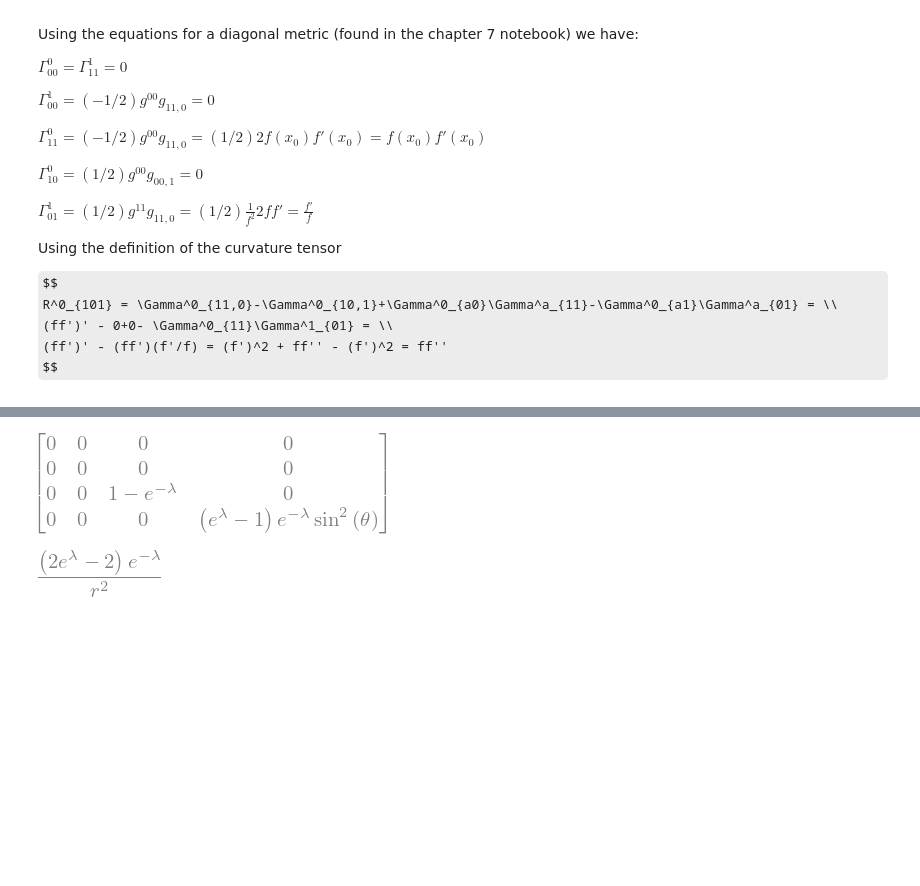
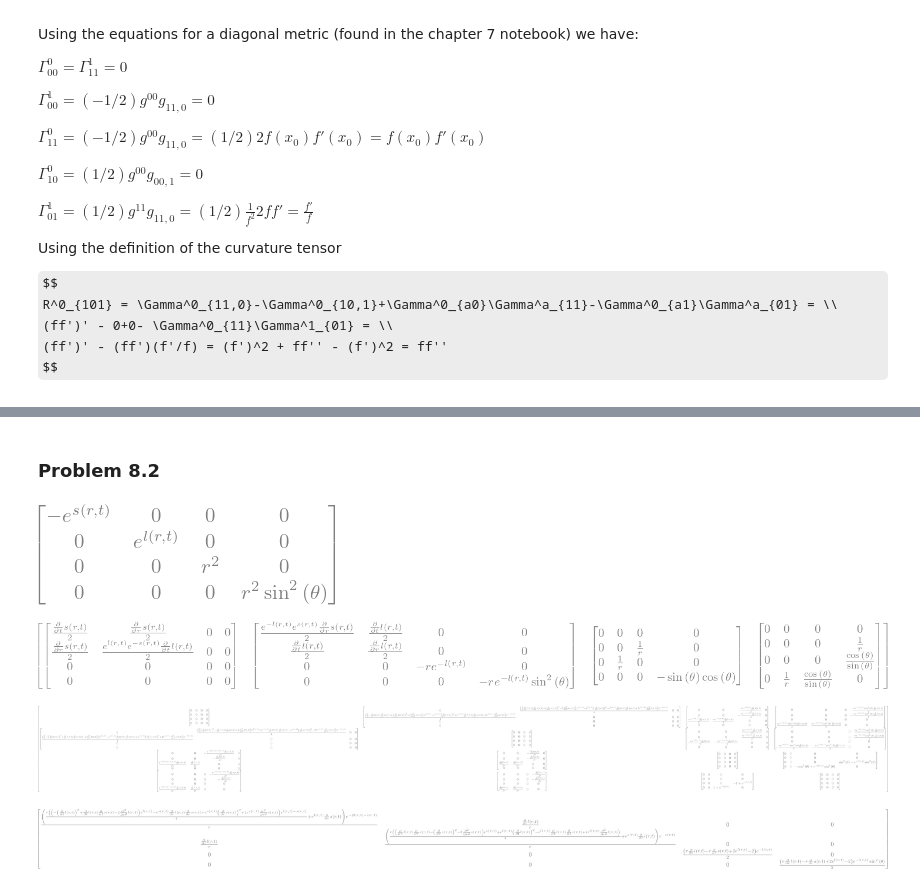
Before and after one commit to algorythmist/physics-with-friends, a Jupyter notebook: general-relativity/guidry-chapter8.ipynb, the cells around one changed output, grey strips where cells are left out. Cells and saved outputs as stored; diff of their text form; code cells hidden in the pictures; some formulas as TeX source; blank space fills up the shorter version.

Commit message:
problem 8.2

```diff
--- a/general-relativity/guidry-chapter8.ipynb
+++ b/general-relativity/guidry-chapter8.ipynb
@@ -101,11 +74,37 @@ rmc.tensor()
-# %%
-Ric = RicciTensor.from_metric(metric)
-Ric.tensor()
-# %% [output]
-[figure, removed]
-# %%
-R = RicciScalar.from_riccitensor(Ric)
-R.simplify()
-R.expr
-# %% [output]
-[figure, removed]
+# %% [markdown]
+### Problem 8.2
+# %%
+import sympy
+from sympy import symbols, sin, cos, exp
+from einsteinpy.symbolic import EinsteinTensor, MetricTensor
+from einsteinpy.symbolic import MetricTensor, ChristoffelSymbols, RiemannCurvatureTensor, RicciTensor, RicciScalar
+
+sympy.init_printing()
+
+syms = sympy.symbols("t r theta phi sigma lambda")
+t, r, th, ph, s, l = syms
+
+s = sympy.Function('s')(r, t)
+l = sympy.Function('l')(r, t)
+
+m = sympy.diag(-exp(s), exp(l),  r**2, r**2*sin(th)**2).tolist()
+metric = MetricTensor(m, syms[0:4])
+metric.tensor()
+# %% [output]
+[figure, added]
+# %%
+ch = ChristoffelSymbols.from_metric(metric)
+ch.tensor()
+# %% [output]
+[figure, added]
+# %%
+rmc = RiemannCurvatureTensor.from_christoffels(ch)
+rmc.simplify()
+rmc.tensor()
+# %% [output]
+[figure, added]
+# %%
+Ric = RicciTensor.from_metric(metric)
+Ric.tensor()
+# %% [output]
+[figure, added]
```
Also changed, not shown: parts of 5 cells of this notebook, 2 other files.
